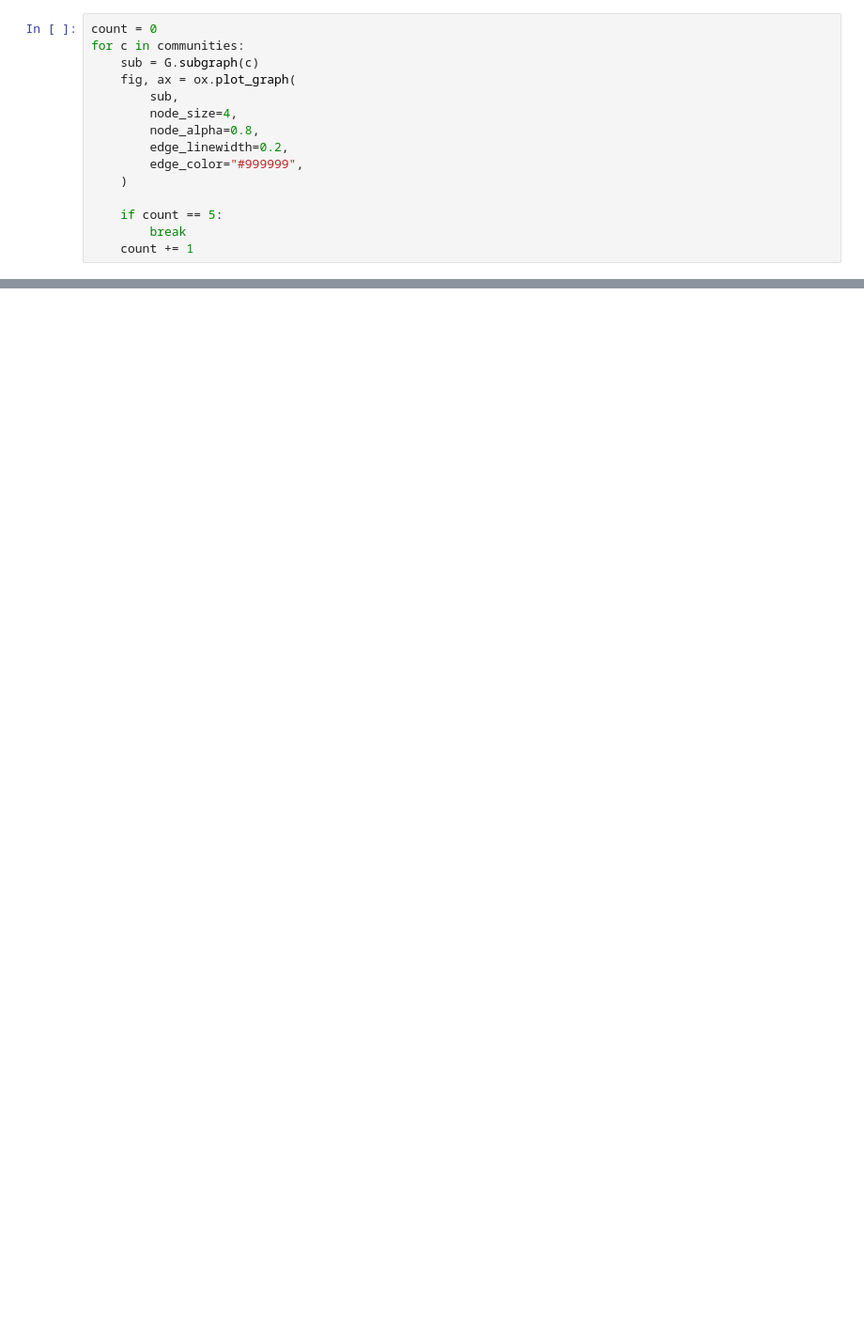
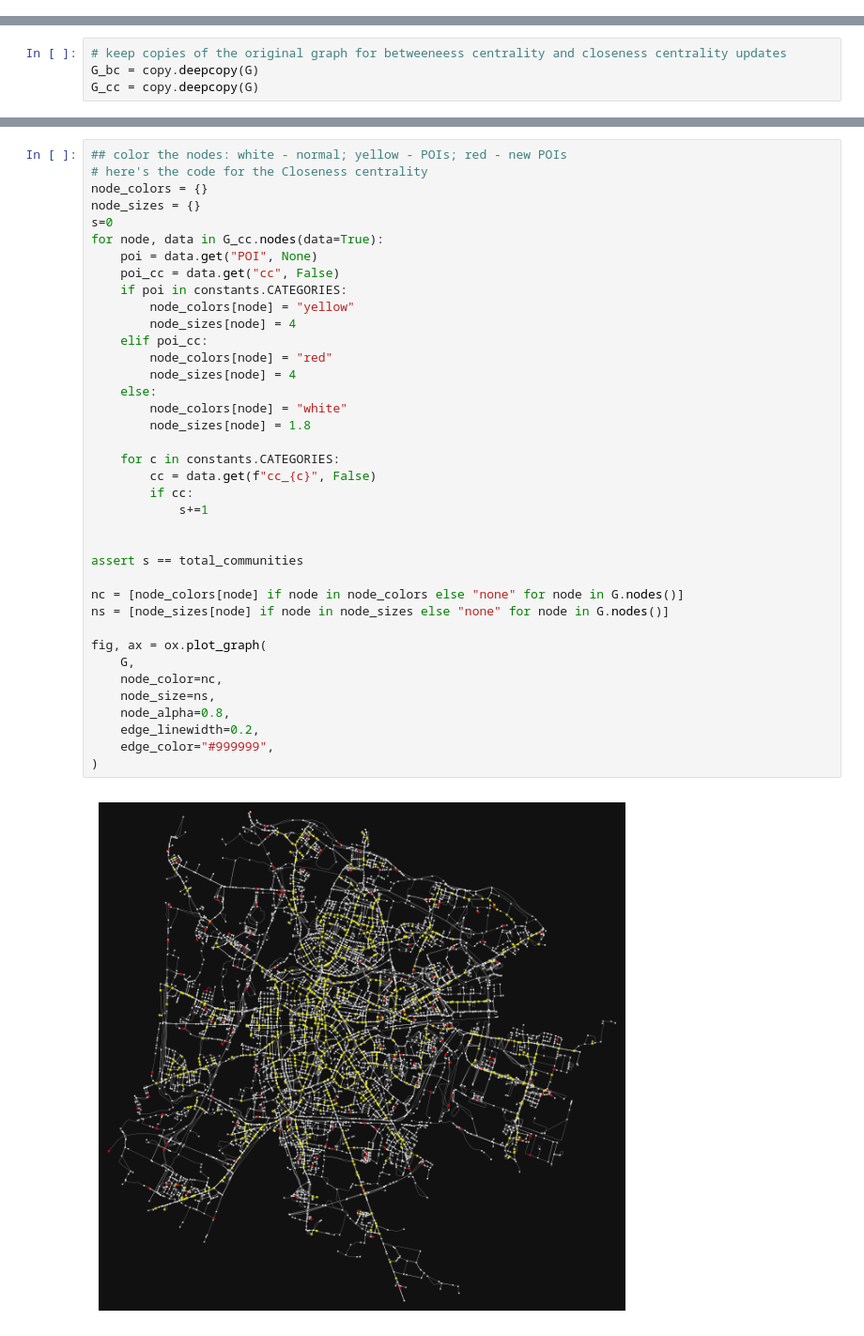
Before and after one commit to danielcharles0/LFN2324, a Jupyter notebook: Communities.ipynb, the cells around one changed output, grey strips where cells are left out. Shown at 94% size. Saved outputs shown, nothing was run; the diff lists cells and outputs as text; blank space fills up the shorter version.

Commit message:
Progress on Communities method
TODO:
- fix a bug with shapefile that doesnt count some data

```diff
--- a/Communities.ipynb
+++ b/Communities.ipynb
@@ -81,15 +26,0 @@ fig, ax = ox.plot_graph(
-# %%
-count = 0
-for c in communities:
-    sub = G.subgraph(c)
-    fig, ax = ox.plot_graph(
-        sub,
-        node_size=4,
-        node_alpha=0.8,
-        edge_linewidth=0.2,
-        edge_color="#999999",
-    )
-
-    if count == 5:
-        break
-    count += 1
@@ -102,0 +37,4 @@ for c in communities:
+# %%
+# keep copies of the original graph for betweeneess centrality and closeness centrality updates
+G_bc = copy.deepcopy(G)
+G_cc = copy.deepcopy(G)
@@ -102,0 +135,40 @@ for c in communities:
+# %%
+## color the nodes: white - normal; yellow - POIs; red - new POIs
+# here's the code for the Closeness centrality
+node_colors = {}
+node_sizes = {}
+s=0
+for node, data in G_cc.nodes(data=True):
+    poi = data.get("POI", None)
+    poi_cc = data.get("cc", False)
+    if poi in constants.CATEGORIES:
+        node_colors[node] = "yellow"
+        node_sizes[node] = 4
+    elif poi_cc:
+        node_colors[node] = "red"
+        node_sizes[node] = 4
+    else:
+        node_colors[node] = "white"
+        node_sizes[node] = 1.8
+
+    for c in constants.CATEGORIES:
+        cc = data.get(f"cc_{c}", False)
+        if cc:
+            s+=1
+
+
+assert s == total_communities
+
+nc = [node_colors[node] if node in node_colors else "none" for node in G.nodes()]
+ns = [node_sizes[node] if node in node_sizes else "none" for node in G.nodes()]
+
+fig, ax = ox.plot_graph(
+    G,
+    node_color=nc,
+    node_size=ns,
+    node_alpha=0.8,
+    edge_linewidth=0.2,
+    edge_color="#999999",
+)
+# %% [output]
+[figure, added]
```
Also changed, not shown: parts of 18 cells of this notebook, 37 other files.
